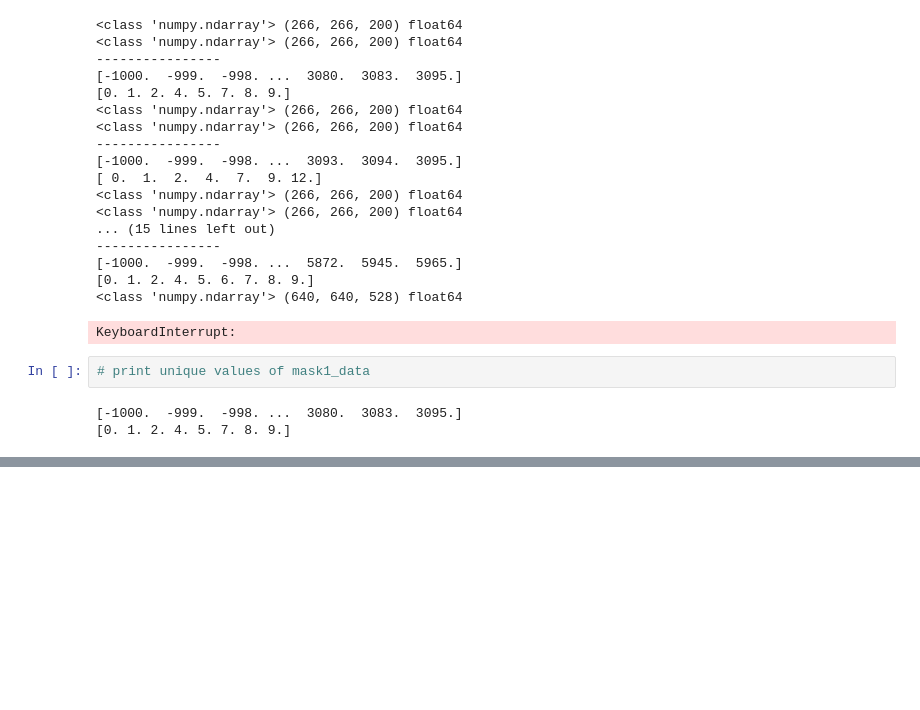
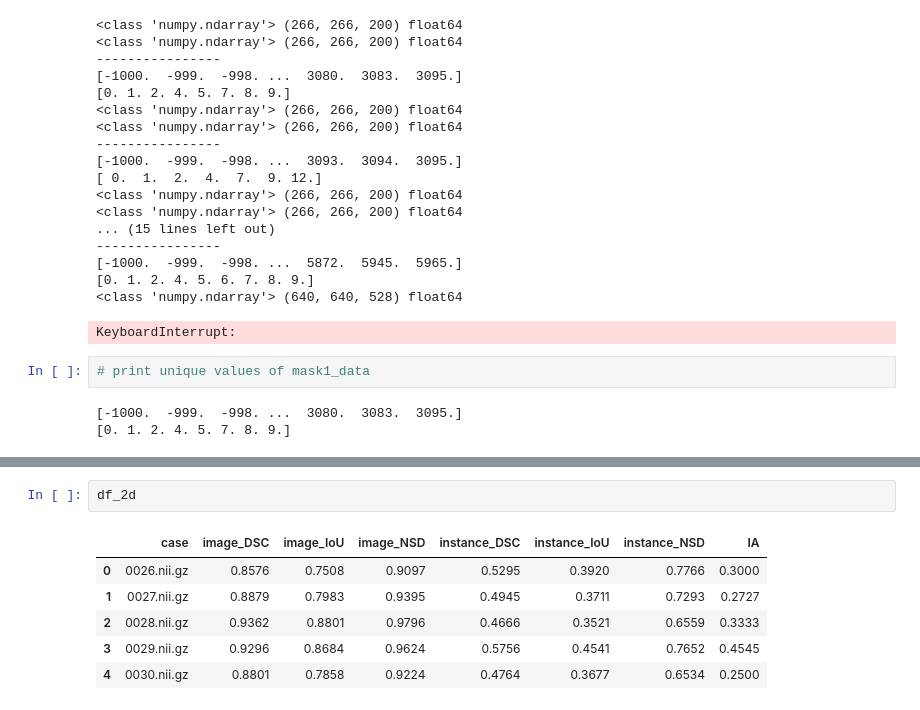
Before and after one commit to longcris04/STS2025, a Jupyter notebook: Data_Visualization/EDA.ipynb, the cells around one changed output, grey strips where cells are left out. Saved outputs shown, nothing was run; the diff lists cells and outputs as text; blank space fills up the shorter version.

```diff
--- a/Data_Visualization/EDA.ipynb
+++ b/Data_Visualization/EDA.ipynb
@@ -95,0 +126,9 @@ KeyboardInterrupt:
+# %%
+df_2d
+# %% [output]
+|  | case | image_DSC | image_IoU | image_NSD | instance_DSC | instance_IoU | instance_NSD | IA |
+| 0 | 0026.nii.gz | 0.8576 | 0.7508 | 0.9097 | 0.5295 | 0.3920 | 0.7766 | 0.3000 |
+| 1 | 0027.nii.gz | 0.8879 | 0.7983 | 0.9395 | 0.4945 | 0.3711 | 0.7293 | 0.2727 |
+| 2 | 0028.nii.gz | 0.9362 | 0.8801 | 0.9796 | 0.4666 | 0.3521 | 0.6559 | 0.3333 |
+| 3 | 0029.nii.gz | 0.9296 | 0.8684 | 0.9624 | 0.5756 | 0.4541 | 0.7652 | 0.4545 |
+| 4 | 0030.nii.gz | 0.8801 | 0.7858 | 0.9224 | 0.4764 | 0.3677 | 0.6534 | 0.2500 |
```
Also changed, not shown: parts of 5 cells of this notebook.
